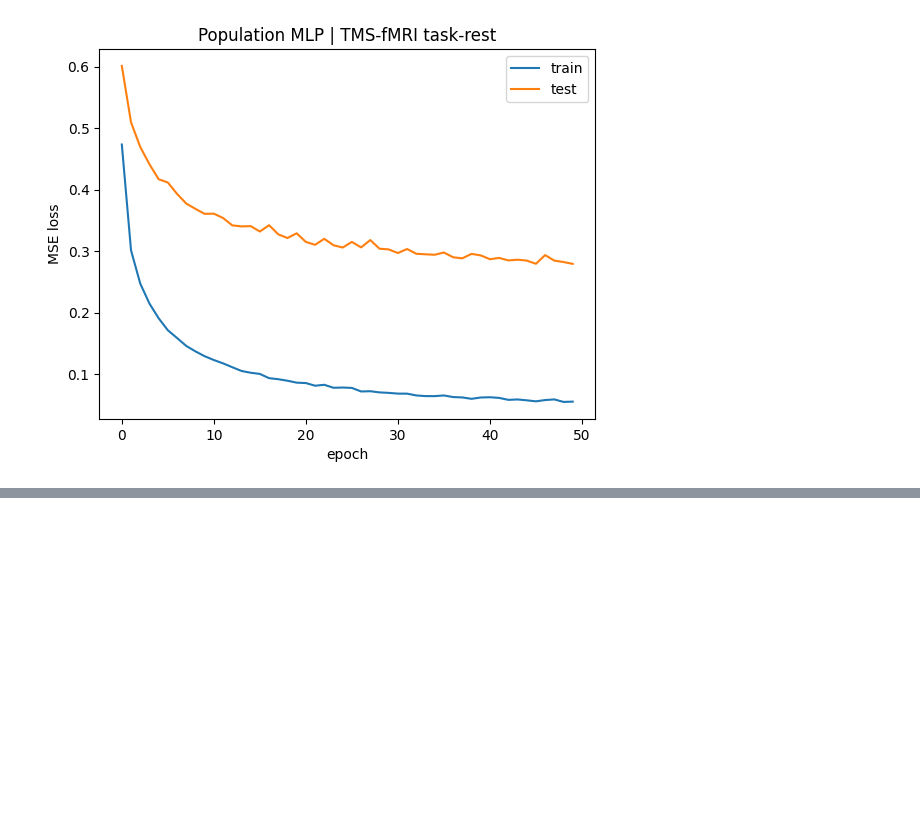
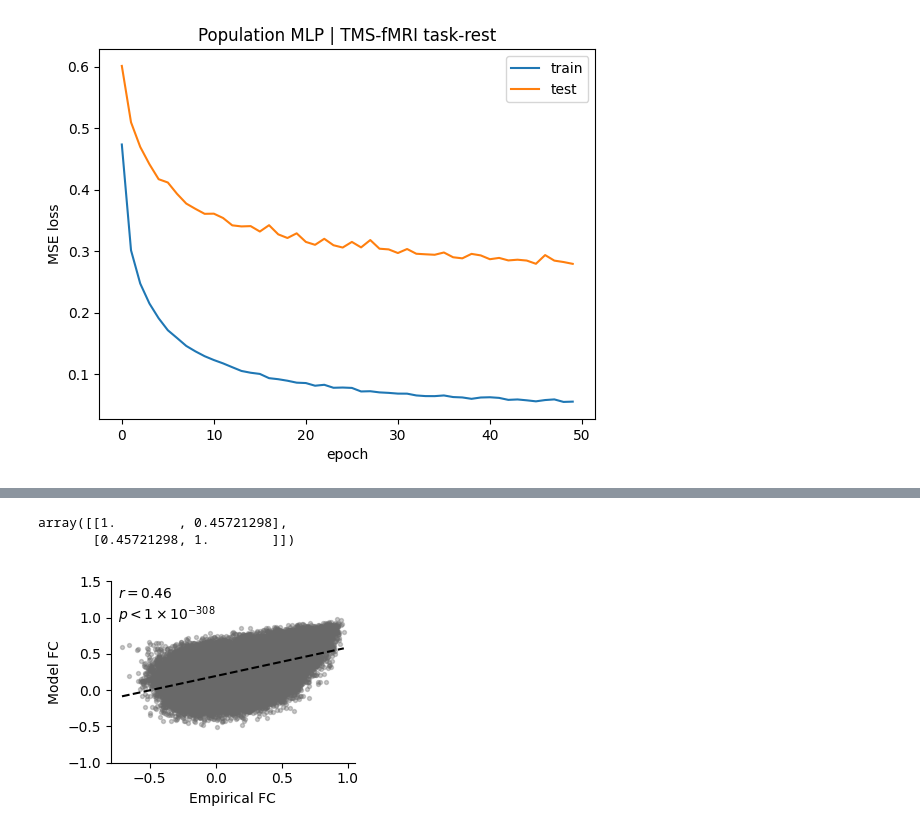
Before and after one commit to grabuffo/BrainStim_ANN_fMRI_HCP, a Jupyter notebook: notebooks/Fit_TMS_fMRI_data.ipynb, the cells around one changed output, grey strips where cells are left out. Saved outputs shown, nothing was run; the diff lists cells and outputs as text; code cells hidden in the pictures; blank space fills up the shorter version.

```diff
--- a/notebooks/Fit_TMS_fMRI_data.ipynb
+++ b/notebooks/Fit_TMS_fMRI_data.ipynb
@@ -322,0 +499,62 @@ plt.show()
+# %%
+np.corrcoef(FC_emp[np.triu_indices(450,1)],FC_sim[np.triu_indices(450,1)])
+# %% [output]
+array([[1.        , 0.45721298],
+       [0.45721298, 1.        ]])
+# %%
+import numpy as np
+import matplotlib.pyplot as plt
+from scipy.stats import pearsonr, linregress
+
+# --- take upper triangle (excluding diagonal) ---
+tri = np.triu_indices_from(FC_emp, k=1)
+x = FC_emp[tri].astype(float).ravel()
+y = FC_sim[tri].astype(float).ravel()
+
+# remove NaNs / infs if any
+m = np.isfinite(x) & np.isfinite(y)
+x, y = x[m], y[m]
+
+# stats
+r, p = pearsonr(x, y)
+lr = linregress(x, y)  # slope, intercept, rvalue, pvalue, stderr, intercept_stderr
+
+# --- plot ---
+fig, ax = plt.subplots(figsize=(3.4, 2.6))
+ax.scatter(x, y, s=8, alpha=0.35,c='dimgray')
+
+# regression line
+xx = np.linspace(x.min(), x.max(), 200)
+ax.plot(xx, lr.slope * xx + lr.intercept, linewidth=1.5,c='k',linestyle='--')
+
+# identity line for reference
+#lo, hi = min(x.min(), y.min()), max(x.max(), y.max())
+#ax.plot([lo, hi], [lo, hi], linestyle='--', linewidth=1)
+
+ax.set_xlabel('Empirical FC')
+ax.set_ylabel('Model FC')
+#ax.set_title('Empirical vs. Model FC')
+
+# format p-value as mantissa × 10^{exponent}
+if p == 0:
+    p_str = r"$p < 1\times 10^{-308}$"   # avoids log10(0)
+else:
+    exponent = int(np.floor(np.log10(p)))
+    mantissa = p / 10**exponent
+    p_str = rf"$p = {mantissa:.2f}\times 10^{{{exponent}}}$"
+
+# annotate correlation + p-value
+ax.text(0.03, 0.97, rf"$r = {r:.2f}$" + "\n" + p_str,
+        transform=ax.transAxes, ha="left", va="top")
+
+# turn off top and right axes spines
+ax.spines['top'].set_visible(False)
+ax.spines['right'].set_visible(False)
+ticks = ax.get_xticks()
+ax.set_yticks(ticks)
+
+plt.tight_layout()
+#plt.savefig('FC_emp_vs_sim_scatter.png',dpi=300, transparent=True)
+plt.show()
+# %% [output]
+[figure, added]
```
Also changed, not shown: parts of 20 cells of this notebook.
